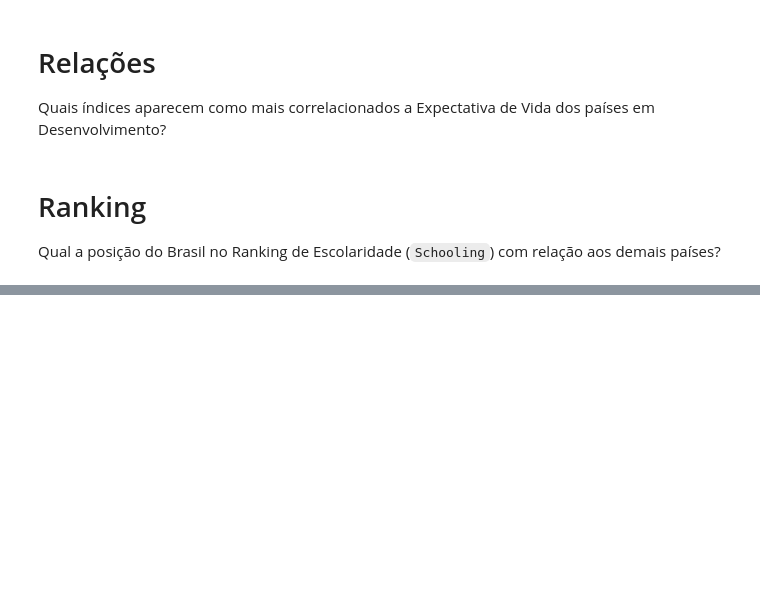
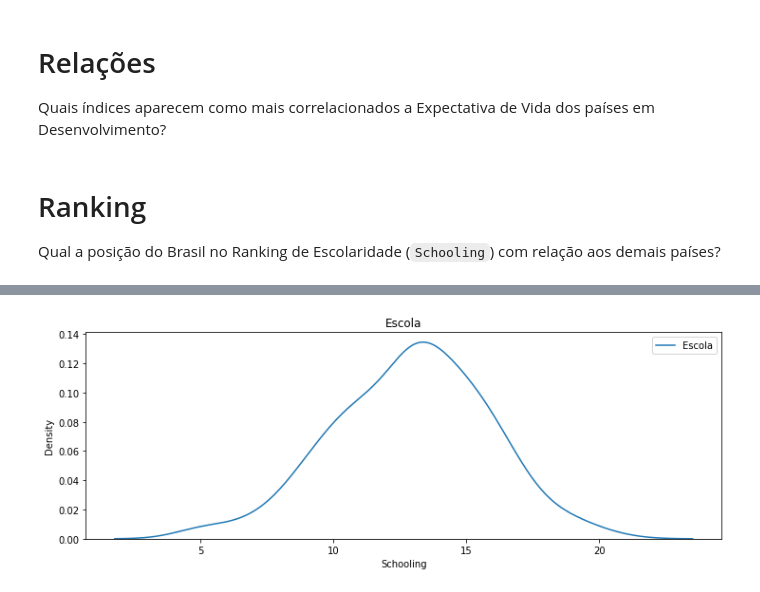
Before and after one commit to smilesrgouveia/Aula, a Jupyter notebook: PL_Python_4_exercicio.ipynb, the cells around one changed output, grey strips where cells are left out. Saved outputs shown, nothing was run; the diff lists cells and outputs as text; code cells hidden in the pictures; blank space fills up the shorter version.

```diff
--- a/PL_Python_4_exercicio.ipynb
+++ b/PL_Python_4_exercicio.ipynb
@@ -120,0 +171,9 @@ Qual a posição do Brasil no Ranking de Escolaridade (`Schooling`) com relaçã
+# %%
+plt.figure(figsize=(12,4))
+sns.kdeplot(WHO.Schooling, label='Escola')
+sns.kdeplot(WHO[WHO.Country == 'Brasil'].Schooling, label='Brazil')
+plt.title('Escola')
+plt.legend()
+plt.show()
+# %% [output]
+[figure, added]
```
Also changed, not shown: parts of 6 cells of this notebook.
